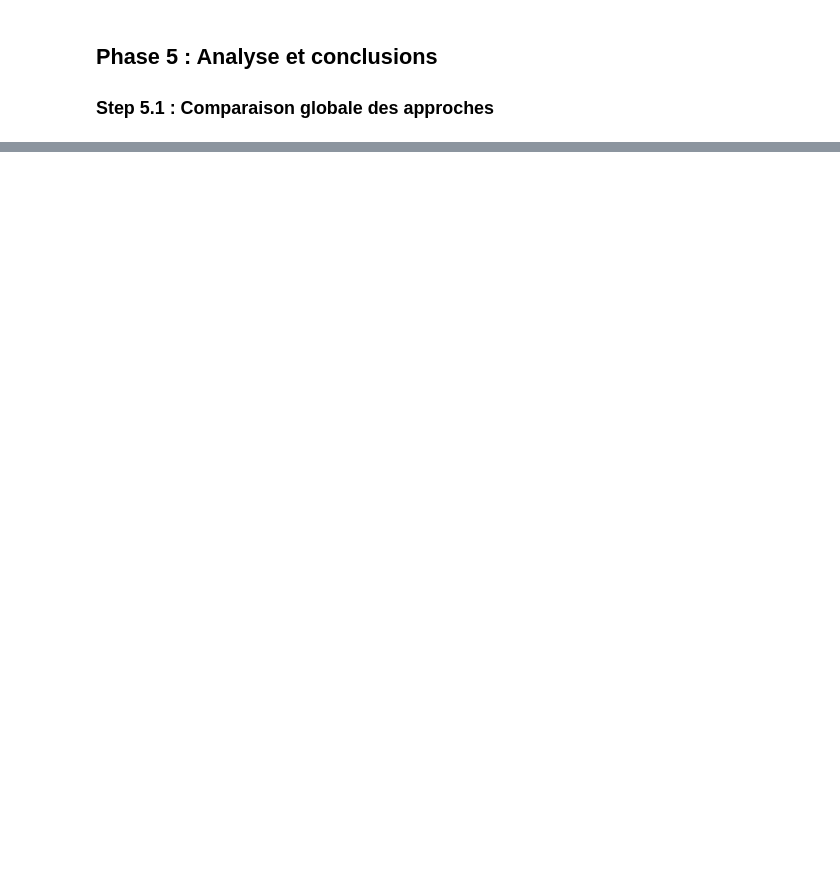
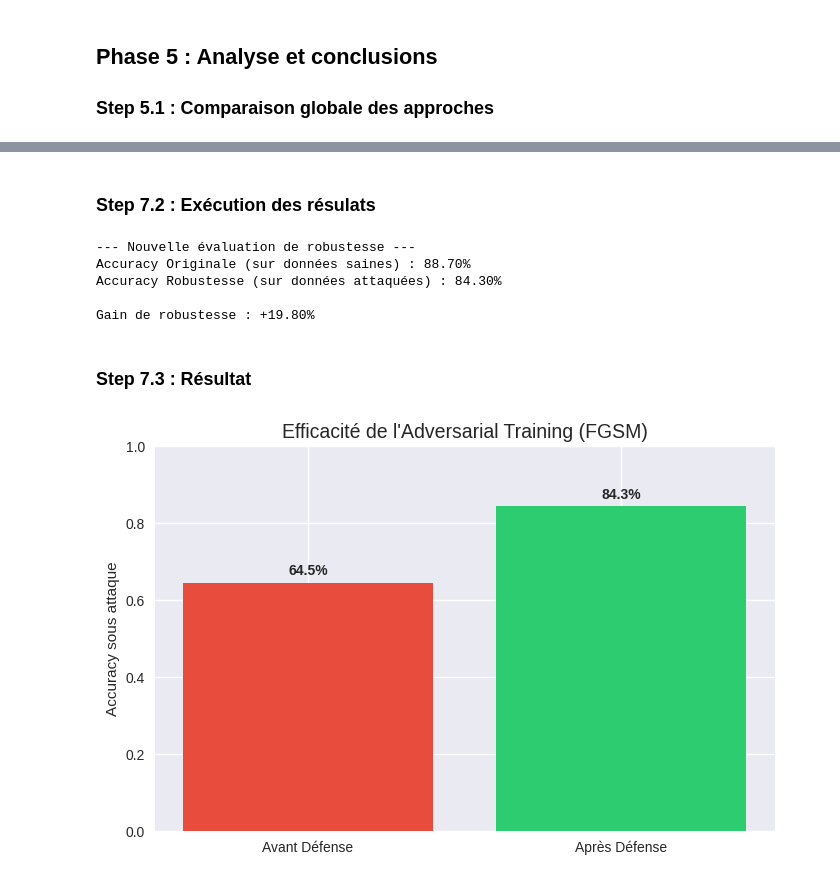
Before and after one commit to Robin1511/CYBERML, a Jupyter notebook: notebooks/cyberml_project.ipynb, the cells around one changed output, grey strips where cells are left out. Drawn from its saved outputs; the diff is of its cells as text; code cells hidden in the pictures; blank space fills up the shorter version.

```diff
--- a/notebooks/cyberml_project.ipynb
+++ b/notebooks/cyberml_project.ipynb
@@ -746,0 +838,18 @@ Analyse complète terminée!
+# %%
+from adversarial_attacks import adversarial_training
+
+print("="*60)
+print("DURCISSEMENT DU MODÈLE (ADVERSARIAL TRAINING)")
+print("="*60)
+
+print(f"Utilisation de Epsilon = {epsilon:.2f}")
+
+
+robust_model = adversarial_training(
+    model=target_model,
+    X_train=X_train_bin,
+    y_train=y_train_bin,
+    attack_func=fgsm_attack,
+    epsilon=epsilon,
+    n_samples=50000
+)
@@ -746,0 +865,34 @@ Analyse complète terminée!
+# %% [markdown]
+### Step 7.2 : Exécution des résulats
+# %%
+print("\n--- Nouvelle évaluation de robustesse ---")
+
+X_adv_test_new = fgsm_attack(robust_model, X_attack, y_attack, epsilon=epsilon, scale=False)
+res_robust = evaluate_adversarial_attack(robust_model, X_attack, X_adv_test_new, y_attack, scale=False)
+
+print(f"Accuracy Originale (sur données saines) : {res_robust['accuracy_original']:.2%}")
+print(f"Accuracy Robustesse (sur données attaquées) : {res_robust['accuracy_adversarial']:.2%}")
+
+gain = res_robust['accuracy_adversarial'] - res_fgsm['accuracy_adversarial']
+print(f"\nGain de robustesse : +{gain:.2%}")
+# %% [output]
+--- Nouvelle évaluation de robustesse ---
+Accuracy Originale (sur données saines) : 88.70%
+Accuracy Robustesse (sur données attaquées) : 84.30%
+
+Gain de robustesse : +19.80%
+# %% [markdown]
+### Step 7.3 : Résultat
+# %%
+plt.figure(figsize=(8, 5))
+methods = ['Avant Défense', 'Après Défense']
+scores = [res_fgsm['accuracy_adversarial'], res_robust['accuracy_adversarial']]
+plt.bar(methods, scores, color=['#e74c3c', '#2ecc71'])
+plt.title(f"Efficacité de l'Adversarial Training (FGSM)", fontsize=14)
+plt.ylabel("Accuracy sous attaque")
+plt.ylim(0, 1.0)
+for i, v in enumerate(scores):
+    plt.text(i, v + 0.02, f"{v:.1%}", ha='center', fontweight='bold')
+plt.show()
+# %% [output]
+[figure, added]
```
Also changed, not shown: parts of 21 cells of this notebook, 1 other file.
